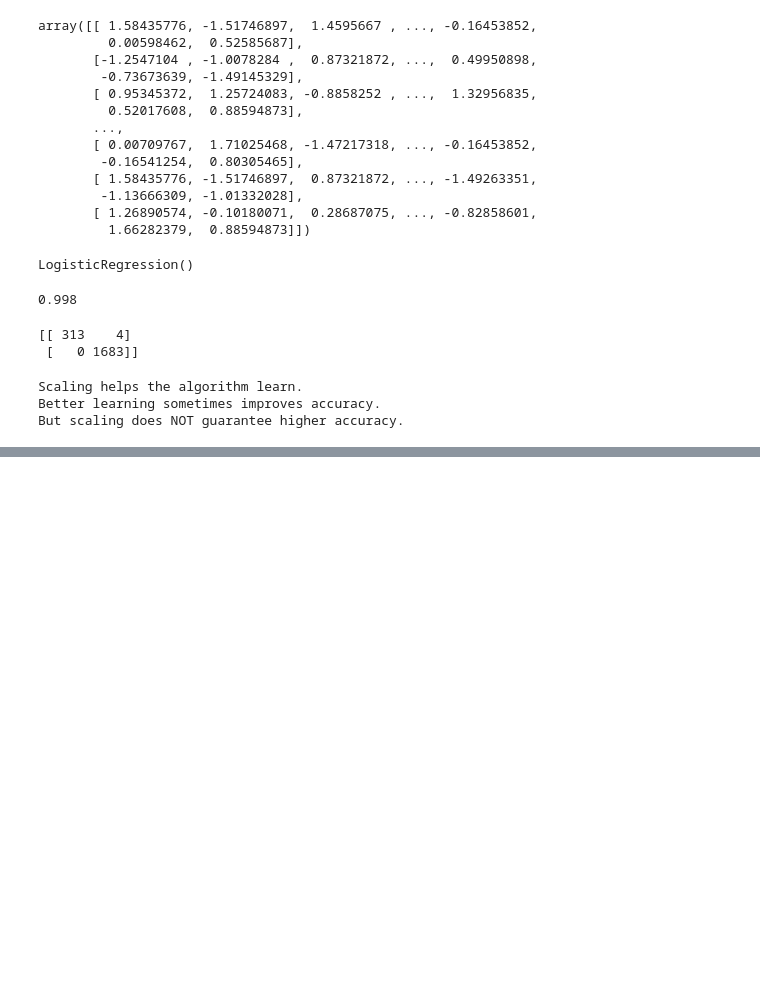
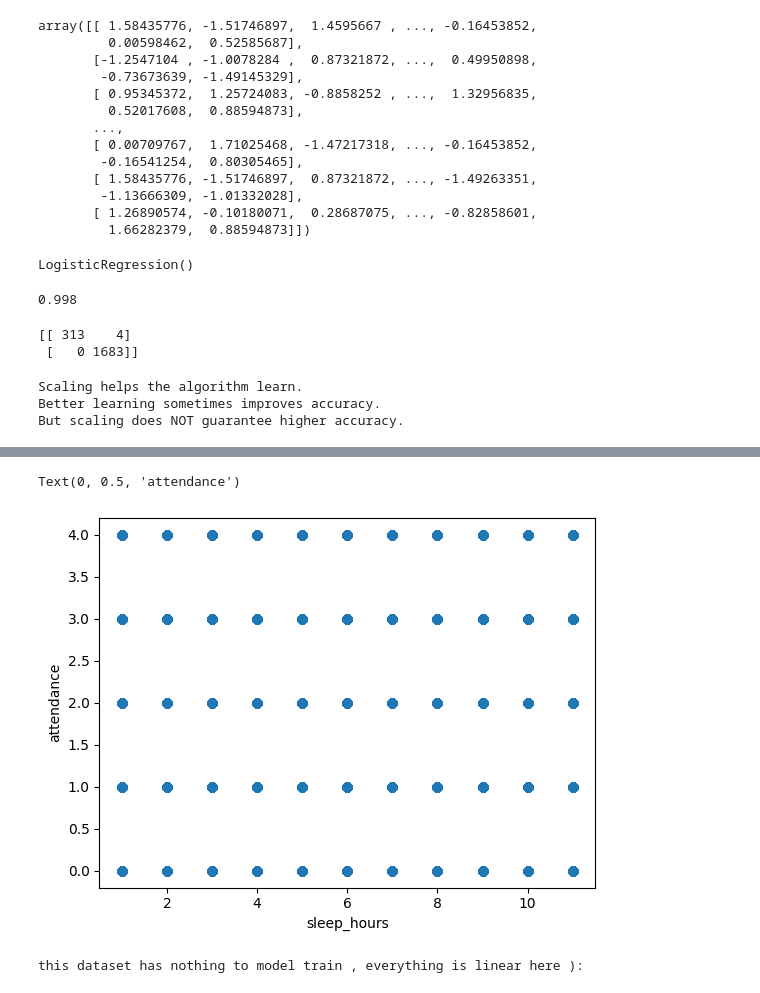
Before and after one commit to Shambhuraje1919/Machine_Learning_Paractice, a Jupyter notebook: traning_Models_1_.ipynb, the cells around one changed output, grey strips where cells are left out. Saved outputs shown, nothing was run; the diff lists cells and outputs as text; code cells hidden in the pictures; blank space fills up the shorter version.

```diff
--- a/traning_Models_1_.ipynb
+++ b/traning_Models_1_.ipynb
@@ -255,0 +300,11 @@ But scaling does NOT guarantee higher accuracy.
+# %%
+plt.scatter(df["internet_usage"],df["attendance"])
+plt.xlabel("sleep_hours")
+plt.ylabel("attendance")
+# %% [output]
+Text(0, 0.5, 'attendance')
+[figure, added]
+# %%
+print("this dataset has nothing to model train , everything is linear here ):  ")
+# %% [output]
+this dataset has nothing to model train , everything is linear here ):
```
Also changed, not shown: parts of 10 cells of this notebook.
